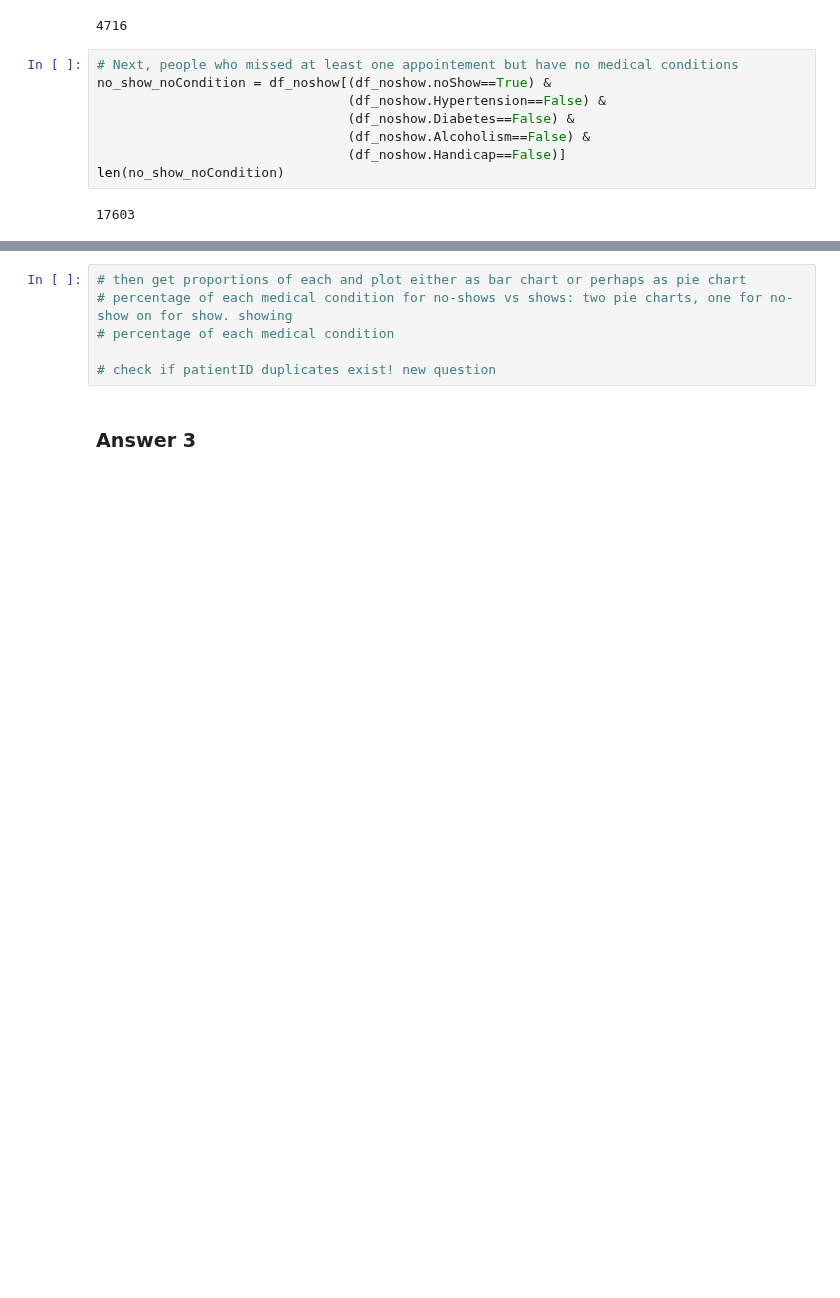
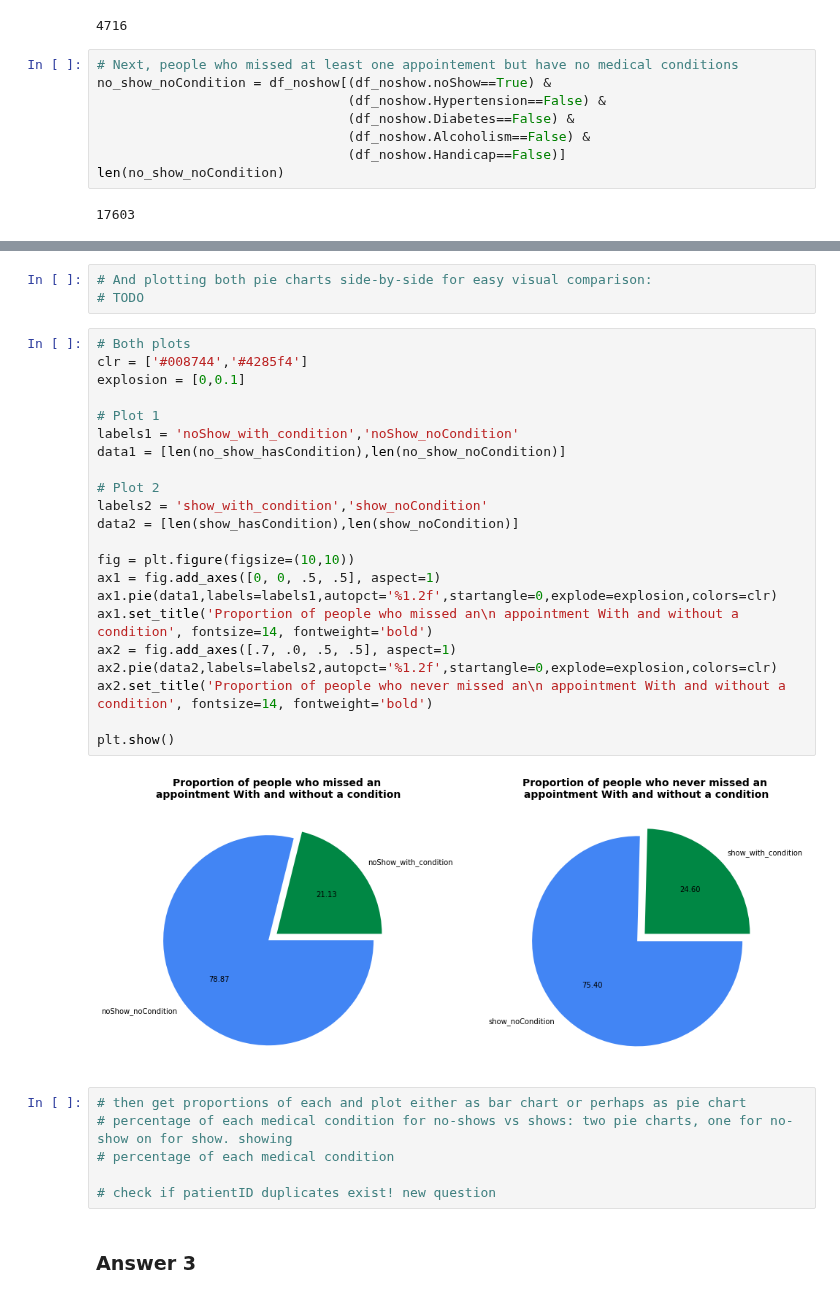
Before and after one commit to Zabamund/datasci-nano, a Jupyter notebook: inv-dataset/noshow.ipynb, the cells around one changed output, grey strips where cells are left out. Cells and saved outputs as stored; diff of their text form; blank space fills up the shorter version.

```diff
--- a/inv-dataset/noshow.ipynb
+++ b/inv-dataset/noshow.ipynb
@@ -715,3 +753,30 @@ plt.show()
+# %%
+# And plotting both pie charts side-by-side for easy visual comparison:
+# TODO
+# %%
+# Both plots
+clr = ['#008744','#4285f4']
+explosion = [0,0.1]
+
+# Plot 1
+labels1 = 'noShow_with_condition','noShow_noCondition'
+data1 = [len(no_show_hasCondition),len(no_show_noCondition)]
+
+# Plot 2
+labels2 = 'show_with_condition','show_noCondition'
+data2 = [len(show_hasCondition),len(show_noCondition)]
+
+fig = plt.figure(figsize=(10,10))
+ax1 = fig.add_axes([0, 0, .5, .5], aspect=1)
+ax1.pie(data1,labels=labels1,autopct='%1.2f',startangle=0,explode=explosion,colors=clr)
+ax1.set_title('Proportion of people who missed an\n appointment With and without a condition', fontsize=14, fontweight='bold')
+ax2 = fig.add_axes([.7, .0, .5, .5], aspect=1)
+ax2.pie(data2,labels=labels2,autopct='%1.2f',startangle=0,explode=explosion,colors=clr)
+ax2.set_title('Proportion of people who never missed an\n appointment With and without a condition', fontsize=14, fontweight='bold')
+
+plt.show()
+# %% [output]
+[figure, added]
 # %%
 # then get proportions of each and plot either as bar chart or perhaps as pie chart
 # percentage of each medical condition for no-shows vs shows: two pie charts, one for no-show on for show. showing
```
Also changed, not shown: parts of 5 cells of this notebook.
